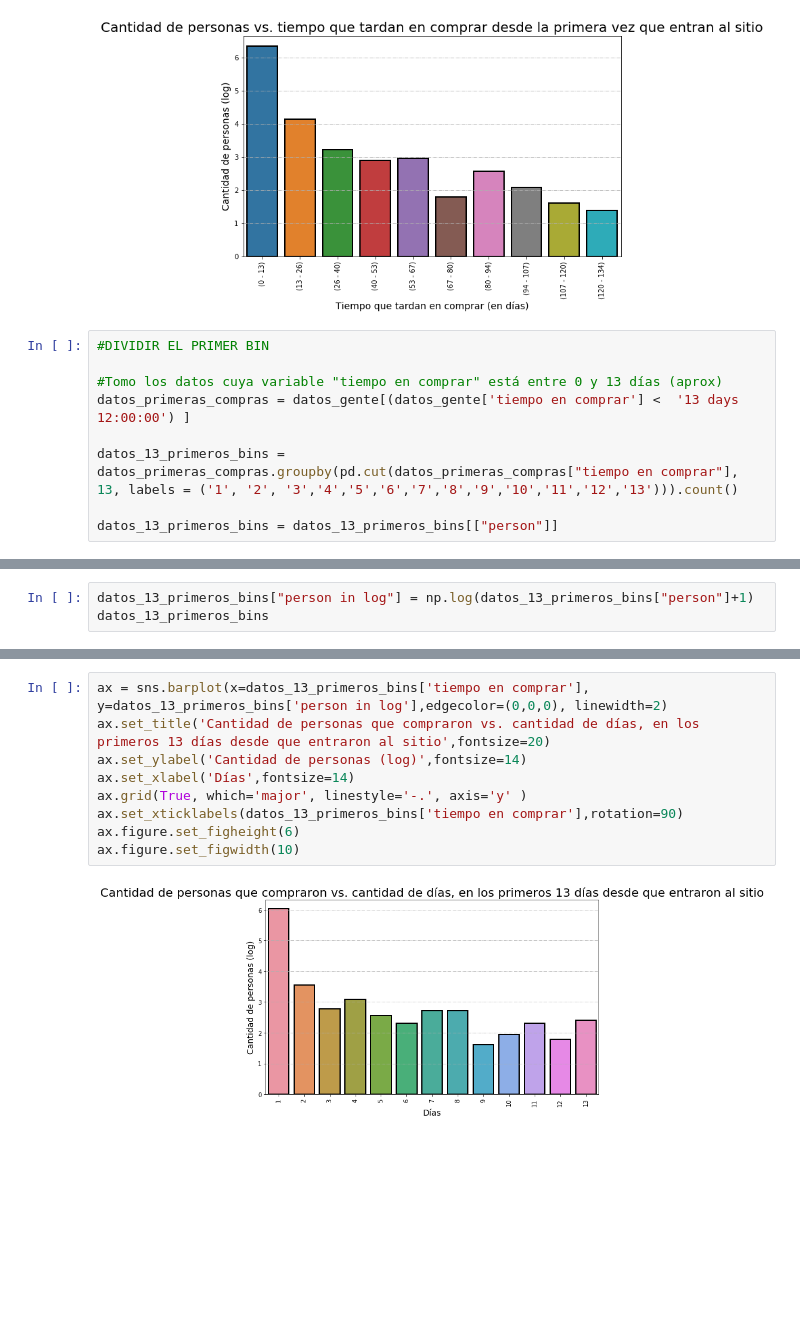
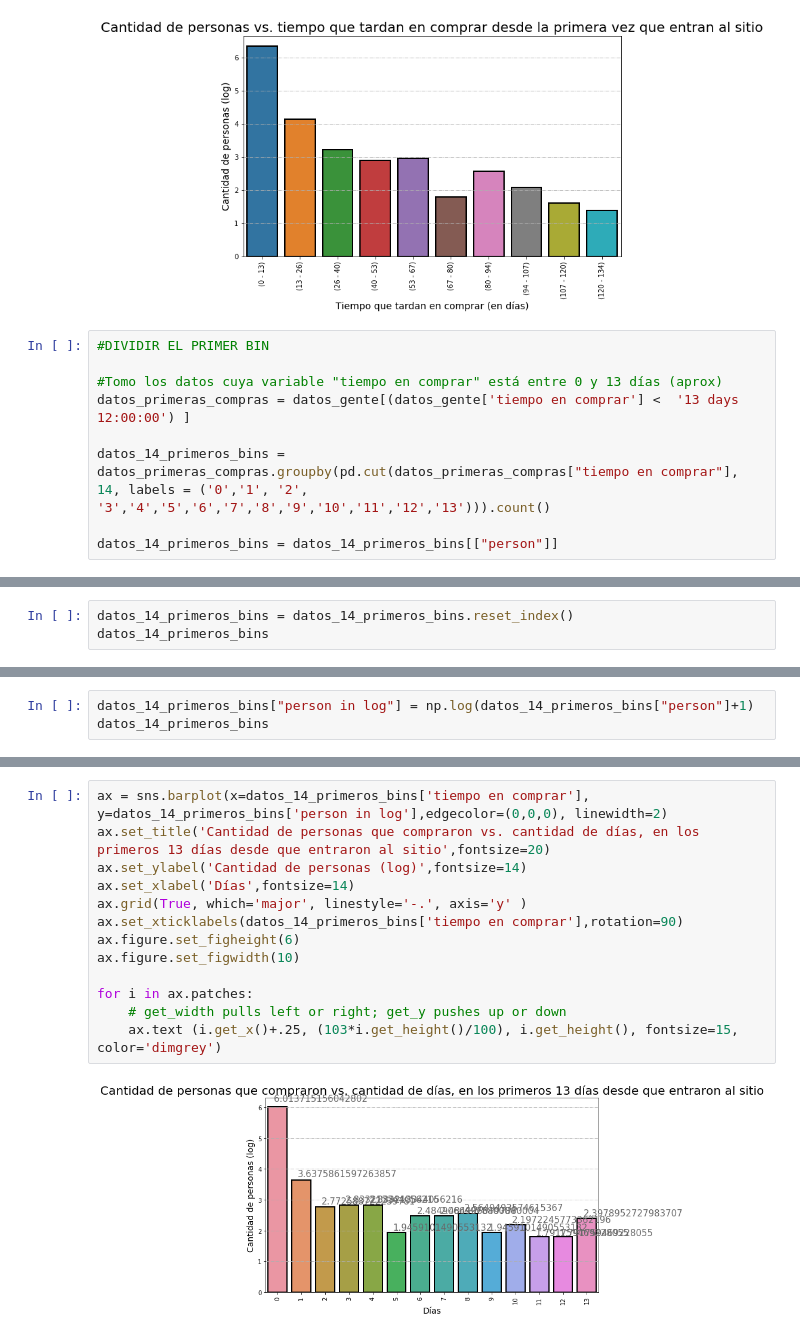
Before and after one commit to SDorgan/TP_Orga_Datos_2018_2C, a Jupyter notebook: Cantidad de personas vs. tiempo que tardan en comprar desde la primera vez que entran al sitio.ipynb, the cells around one changed output, grey strips where cells are left out. Cells and saved outputs as stored; diff of their text form; blank space fills up the shorter version.

```diff
--- a/Cantidad de personas vs. tiempo que tardan en comprar desde la primera vez que entran al sitio.ipynb
+++ b/Cantidad de personas vs. tiempo que tardan en comprar desde la primera vez que entran al sitio.ipynb
@@ -123,6 +123,6 @@ ax.figure.set_figwidth(10)
 #Tomo los datos cuya variable "tiempo en comprar" está entre 0 y 13 días (aprox)
 datos_primeras_compras = datos_gente[(datos_gente['tiempo en comprar'] <  '13 days 12:00:00') ]
 
-datos_13_primeros_bins = datos_primeras_compras.groupby(pd.cut(datos_primeras_compras["tiempo en comprar"], 13, labels = ('1', '2', '3','4','5','6','7','8','9','10','11','12','13'))).count()
+datos_14_primeros_bins = datos_primeras_compras.groupby(pd.cut(datos_primeras_compras["tiempo en comprar"], 14, labels = ('0','1', '2', '3','4','5','6','7','8','9','10','11','12','13'))).count()
 
-datos_13_primeros_bins = datos_13_primeros_bins[["person"]]
+datos_14_primeros_bins = datos_14_primeros_bins[["person"]]
@@ -146,0 +129,3 @@ datos_13_primeros_bins
+# %%
+datos_14_primeros_bins = datos_14_primeros_bins.reset_index()
+datos_14_primeros_bins
@@ -147,5 +148,5 @@ datos_13_primeros_bins
 # %%
-datos_13_primeros_bins["person in log"] = np.log(datos_13_primeros_bins["person"]+1)
-datos_13_primeros_bins
+datos_14_primeros_bins["person in log"] = np.log(datos_14_primeros_bins["person"]+1)
+datos_14_primeros_bins
 # %% [output]
 |  | tiempo en comprar | person | person in log |
@@ -165,11 +167,15 @@ datos_13_primeros_bins
 # %%
-ax = sns.barplot(x=datos_13_primeros_bins['tiempo en comprar'], y=datos_13_primeros_bins['person in log'],edgecolor=(0,0,0), linewidth=2)
+ax = sns.barplot(x=datos_14_primeros_bins['tiempo en comprar'], y=datos_14_primeros_bins['person in log'],edgecolor=(0,0,0), linewidth=2)
 ax.set_title('Cantidad de personas que compraron vs. cantidad de días, en los primeros 13 días desde que entraron al sitio',fontsize=20)
 ax.set_ylabel('Cantidad de personas (log)',fontsize=14)
 ax.set_xlabel('Días',fontsize=14)
 ax.grid(True, which='major', linestyle='-.', axis='y' )
-ax.set_xticklabels(datos_13_primeros_bins['tiempo en comprar'],rotation=90)
+ax.set_xticklabels(datos_14_primeros_bins['tiempo en comprar'],rotation=90)
 ax.figure.set_figheight(6)
 ax.figure.set_figwidth(10)
+
+for i in ax.patches:
+    # get_width pulls left or right; get_y pushes up or down
+    ax.text (i.get_x()+.25, (103*i.get_height()/100), i.get_height(), fontsize=15, color='dimgrey')
 # %% [output]
-[figure, old version]
+[figure, new version]
```
Also changed, not shown: parts of 3 cells of this notebook, 2 other files.
